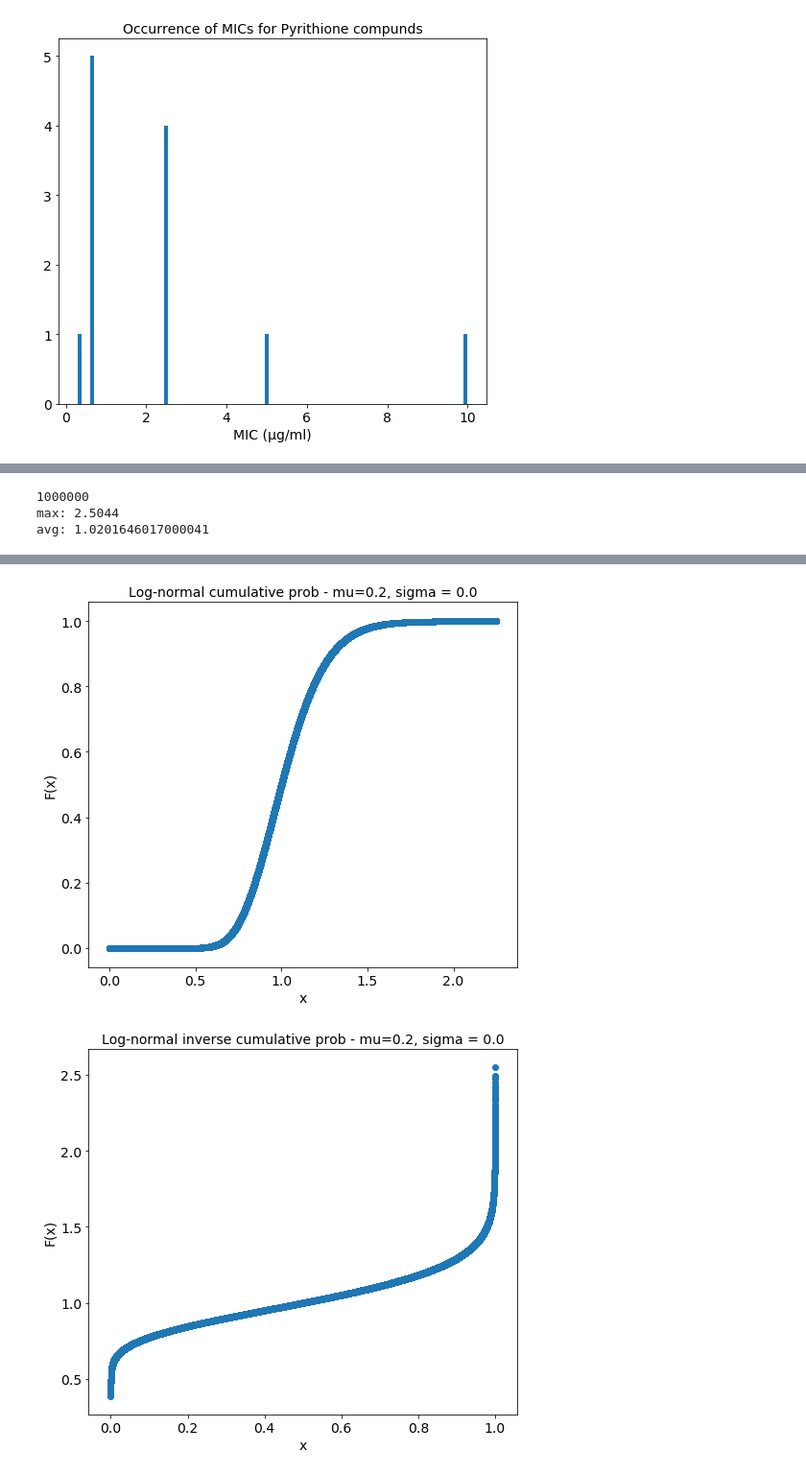
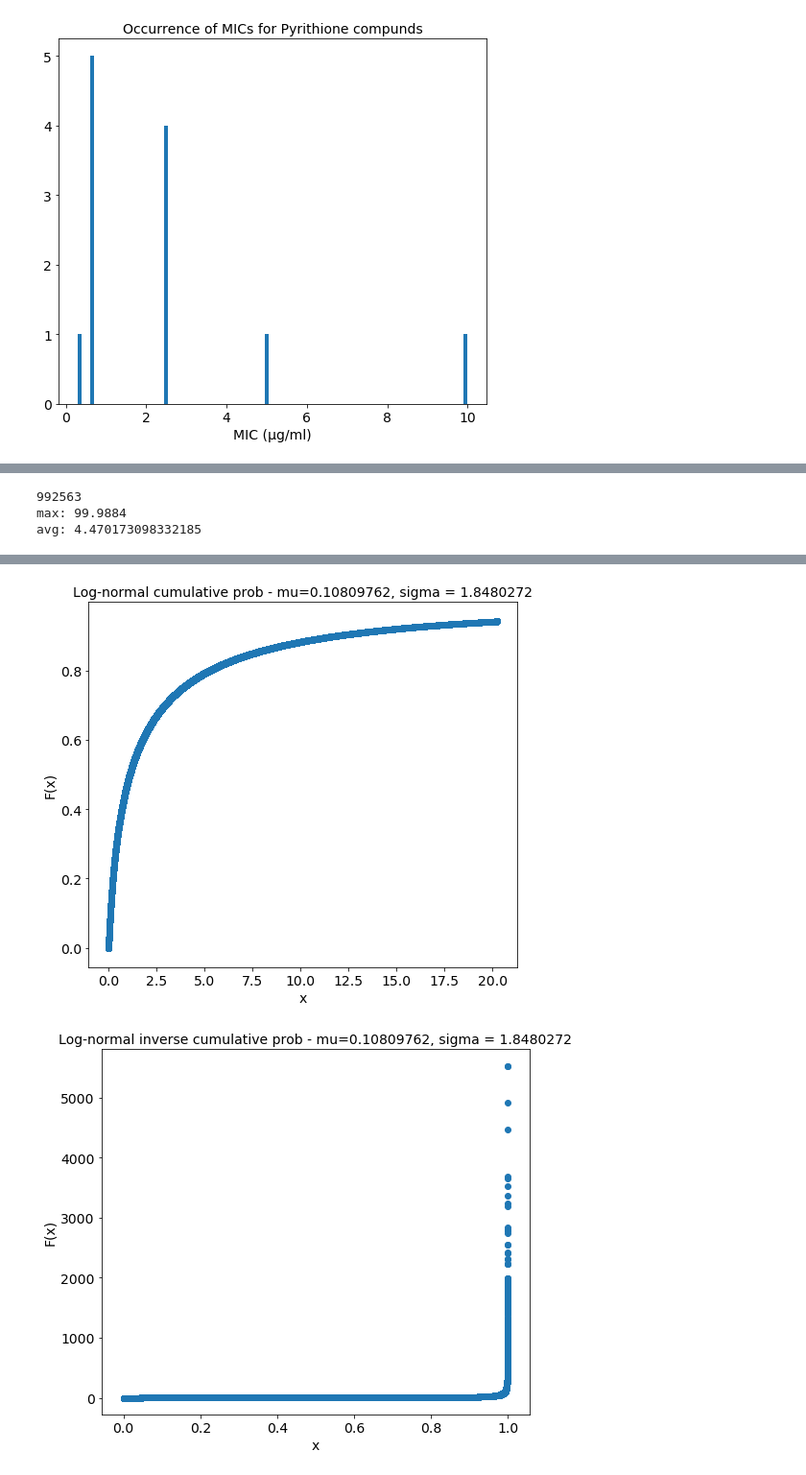
Before and after one commit to patricksinclair/Pyrithione_Analysis, a Jupyter notebook: Testing_phase/PyrithionePlotter.ipynb, the cells around one changed output, grey strips where cells are left out. Shown at 96% size. Cells and saved outputs as stored; diff of their text form; code cells hidden in the pictures.

```diff
--- a/Testing_phase/PyrithionePlotter.ipynb
+++ b/Testing_phase/PyrithionePlotter.ipynb
@@ -270,6 +282,8 @@ plotMultipleMICCurves('Pyrithione_MICVarying_c=10.0-extended.txt')
 [figure]
 # %%
 def histogramLogNorms(filename):
+    p = re.compile(r'\d+\.\d+')  # Compile a pattern to capture float values
+    mu, sigma = [float(i) for i in p.findall(filename)]
     column_array = [] #creates an empty array of length nCols to store the data
     with open(filename) as infile:
 
@@ -278,7 +292,7 @@ def histogramLogNorms(filename):
         for row in reader:
             column_array.append(float(row[0]))
 
-    #column_array = [x for x in column_array if x < 5 ]
+    column_array = [x for x in column_array if x < 100 ]
     print(len(column_array))
     print("max: "+str(max(column_array)))
     #avg = sum(column_array)
@@ -286,19 +300,21 @@ def histogramLogNorms(filename):
     font_size = 14
 
     plt.figure(figsize=(8,7))
-    plt.hist(column_array, bins=256)
+    plt.hist(column_array, bins=1000)
 
     plt.tick_params(labelsize=14)
-    plt.title('Log-normal histogram - mu=0.2, sigma = 0.0', fontsize=font_size)
+    plt.title('Log-normal histogram - mu='+str(mu)+', sigma = '+str(sigma), fontsize=font_size)
     plt.xlabel('x', fontsize=font_size)
-    #plt.xlim(0,5)
+    plt.xlim(0,25)
 
-    plt.savefig('logNorm-histo-mu=0.2-sigma=0.0.png')
+    plt.savefig('logNorm-histo-mu='+str(mu)+'-sigma='+str(sigma)+'.png')
     plt.show()
 
 
 
 def plotCumlProbLogNorm(filename):
+    p = re.compile(r'\d+\.\d+')  # Compile a pattern to capture float values
+    mu, sigma = [float(i) for i in p.findall(filename)]
 
     def getFileVals(filename):
         with open(filename) as infile:
@@ -324,16 +340,18 @@ def plotCumlProbLogNorm(filename):
     plt.scatter(xVals, yVals)
 
     plt.tick_params(labelsize=14)
-    plt.title('Log-normal cumulative prob - mu=0.2, sigma = 0.0', fontsize=font_size)
+    plt.title('Log-normal cumulative prob - mu='+str(mu)+', sigma = '+str(sigma), fontsize=font_size)
     plt.xlabel('x', fontsize=font_size)
     plt.ylabel('F(x)', fontsize=font_size)
 
 
-    plt.savefig('logNorm-cumlProb-mu=0.2-sigma=0.0.png')
+    plt.savefig('logNorm-cumlProb-mu='+str(mu)+'-sigma='+str(sigma)+'.png')
     plt.show()
 
 
 def plotInvCumlProb(filename):
+    p = re.compile(r'\d+\.\d+')  # Compile a pattern to capture float values
+    mu, sigma = [float(i) for i in p.findall(filename)]
     def getFileVals(filename):
         with open(filename) as infile:
 
@@ -358,20 +376,20 @@ def plotInvCumlProb(filename):
     plt.scatter(xVals, yVals)
 
     plt.tick_params(labelsize=14)
-    plt.title('Log-normal inverse cumulative prob - mu=0.2, sigma = 0.0', fontsize=font_size)
+    plt.title('Log-normal inverse cumulative prob - mu='+str(mu)+', sigma = '+str(sigma), fontsize=font_size)
     plt.xlabel('x', fontsize=font_size)
     plt.ylabel('F(x)', fontsize=font_size)
 
 
-    plt.savefig('logNorm-invCumlProb-mu=0.2-sigma=0.0.png')
+    plt.savefig('logNorm-invCumlProb-mu='+str(mu)+'-sigma='+str(sigma)+'.png')
     plt.show()
 
 
 #histogramLogNorms('lognormal-samples.txt')
-histogramLogNorms('lognormal-samples_mu=0.2_sigma=0.0.txt')
-plotCumlProbLogNorm('cumulProbs_mu=0.2_sigma=0.0.txt')
-plotInvCumlProb('inverseCumulProbs_mu=0.2_sigma=0.0.txt')
+histogramLogNorms('LogNormRawData/lognormal-samples_mu=0.10809762_sigma=1.8480272.txt')
+plotCumlProbLogNorm('LogNormRawData/cumulProbs_mu=0.10809762_sigma=1.8480272.txt')
+plotInvCumlProb('LogNormRawData/inverseCumulProbs_mu=0.10809762_sigma=1.8480272.txt')
 # %% [output]
-1000000
-max: 2.5044
-avg: 1.0201646017000041
+992563
+max: 99.9884
+avg: 4.470173098332185
@@ -379,2 +397,2 @@ avg: 1.0201646017000041
-[figure, old version]
+[figure, new version]
-[figure, old version]
+[figure, new version]
```
Also changed, not shown: parts of 8 cells of this notebook, 23 other files.
